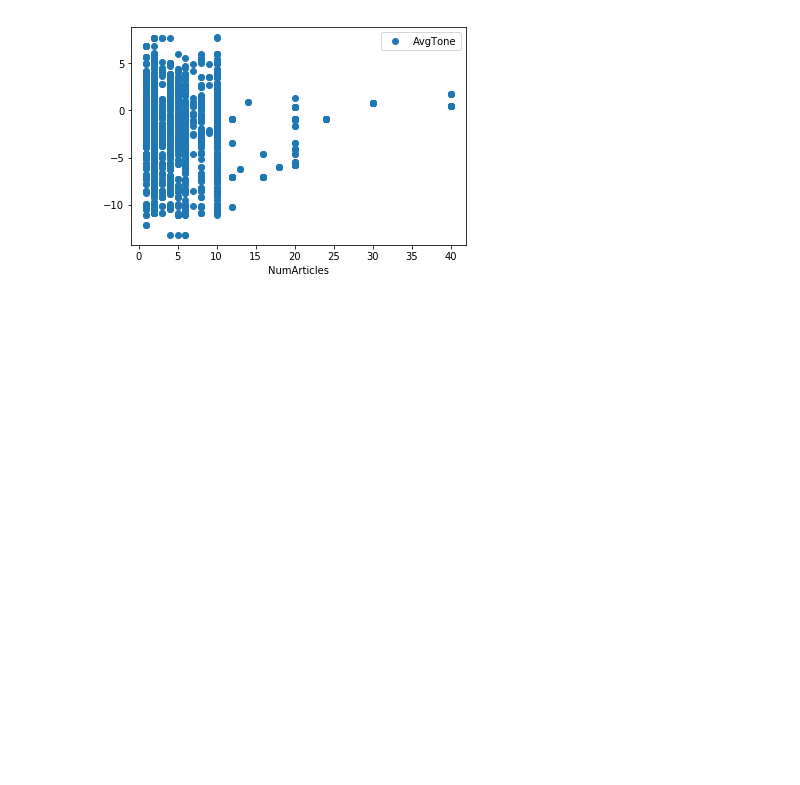
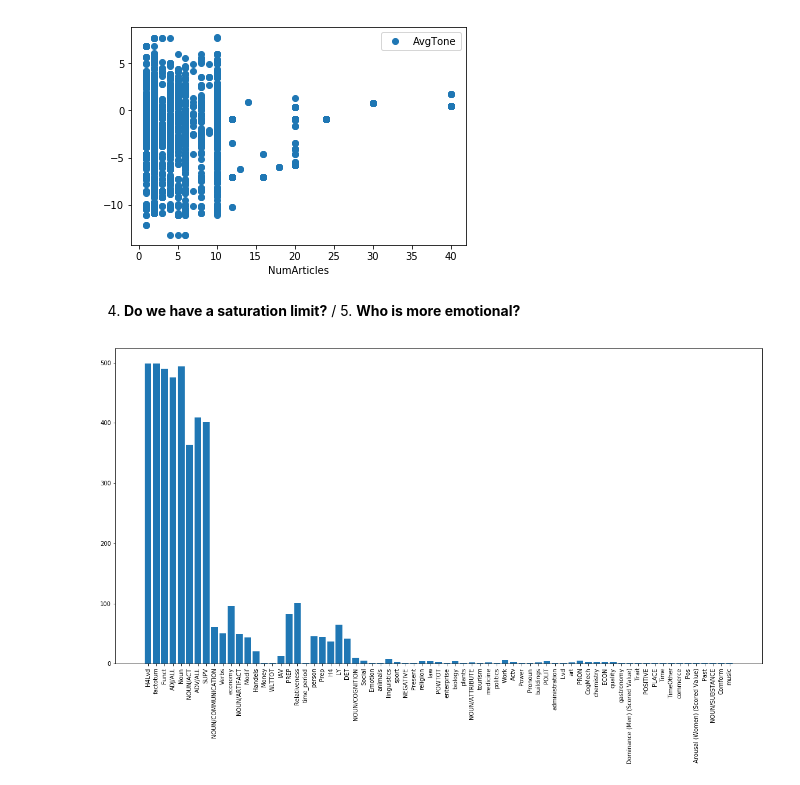
Before and after one commit to Abranchini/ADA_Project, a Jupyter notebook: src/Milestone_2.ipynb, the cells around one changed output. Saved outputs shown, nothing was run; the diff lists cells and outputs as text; code cells hidden in the pictures; blank space fills up the shorter version.

```diff
--- a/src/Milestone_2.ipynb
+++ b/src/Milestone_2.ipynb
@@ -415,3 +420,11 @@ min       1.000000   -13.202934
 max      40.000000     7.751938
 Pearson Correlation:  0.06910346808925116
 [figure]
+# %% [markdown]
+4. **Do we have a saturation limit?** / 5. **Who is more emotional?**
+# %%
+# plot the top 10 most commom emotions in 500 events (for eachevent)
+Top_Emotions_GCAM = dict_top_feelings(df_ID_Emotions,Emotions_dictionary,1,500)
+plot_commom_emotion(tuple_list = None, dictionary = Top_Emotions_GCAM, dictionary_flag=True)
+# %% [output]
+[figure, added]
```
Also changed, not shown: parts of 8 cells of this notebook, 1 other file.
